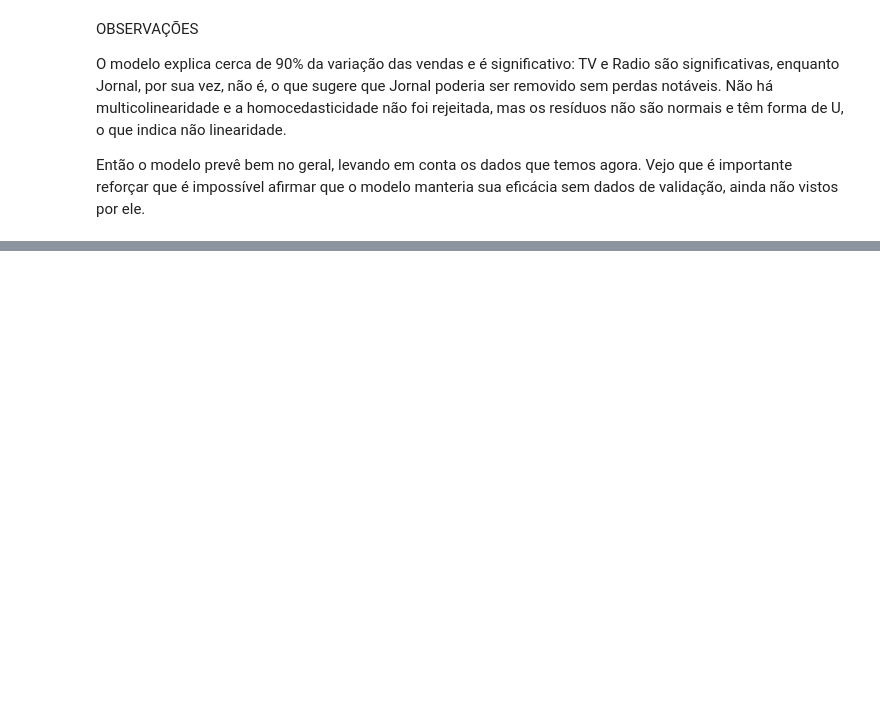
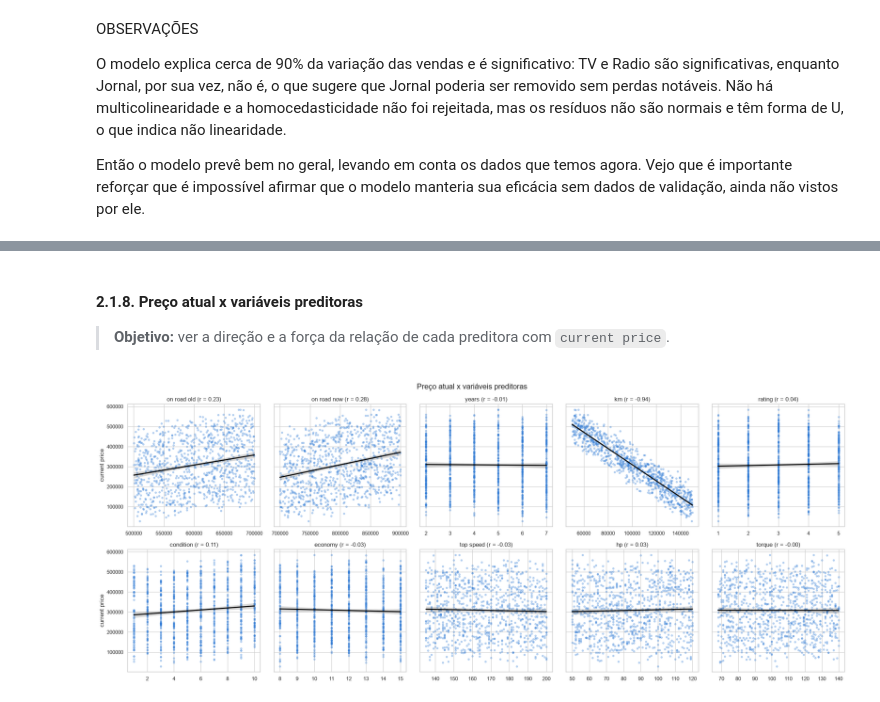
Before and after one commit to joaopdroslv/modelos-de-regressao-pucminas, a Jupyter notebook: Atividades/Lista_1/notebooks/Lista_1 - Análises.ipynb, the cells around one changed output, grey strips where cells are left out. Cells and saved outputs as stored; diff of their text form; code cells hidden in the pictures; blank space fills up the shorter version.

```diff
--- a/Atividades/Lista_1/notebooks/Lista_1 - Análises.ipynb
+++ b/Atividades/Lista_1/notebooks/Lista_1 - Análises.ipynb
@@ -769,0 +975,21 @@ Então o modelo prevê bem no geral, levando em conta os dados que temos agora.
+# %% [markdown]
+#### 2.1.8. Preço atual x variáveis preditoras
+
+> **Objetivo:** ver a direção e a força da relação de cada preditora com `current price`.
+# %%
+preditoras_carros = carros.columns.drop('current price')
+fig, axes = plt.subplots(2, 5, figsize=(22, 9), sharey=True)
+
+for i, (ax, coluna) in enumerate(zip(axes.flatten(), preditoras_carros)):
+    sns.regplot(data=carros, x=coluna, y='current price', ax=ax,
+                scatter_kws={'color': cor, 'alpha': 0.3, 's': 12}, line_kws={'color': 'black'})
+    r = carros[coluna].corr(carros['current price']) # Coeficiente de correlação de Pearson
+    ax.set_title(f'{coluna} (r = {r:.2f})')
+    ax.set_xlabel('')
+    ax.set_ylabel('current price' if i % 5 == 0 else '')
+
+fig.suptitle('Preço atual x variáveis preditoras', fontsize=16)
+plt.tight_layout()
+plt.show()
+# %% [output]
+[figure, added]
```
Also changed, not shown: parts of 25 cells of this notebook.
